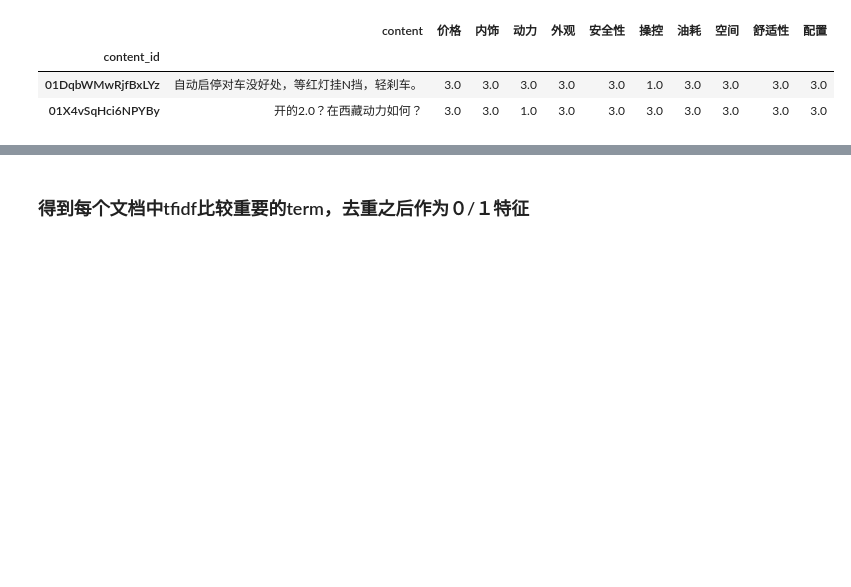
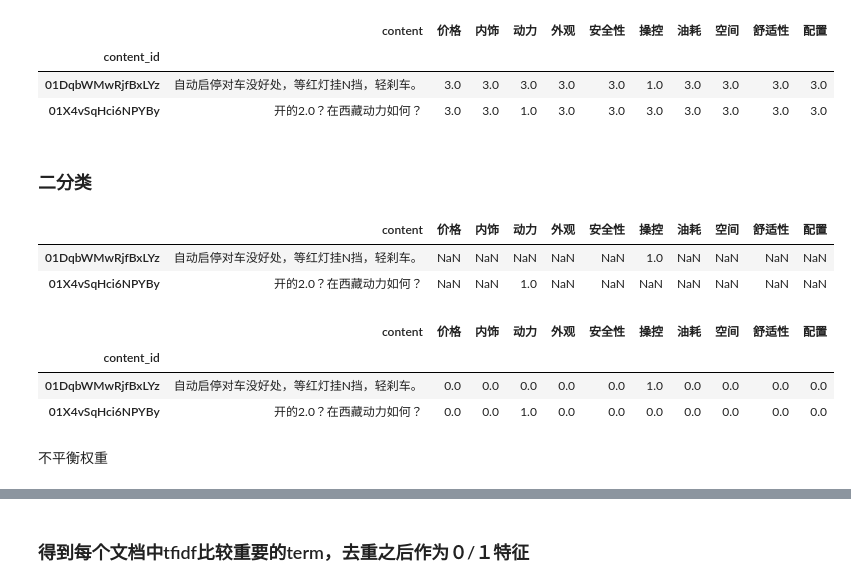
Before and after one commit to light8lee/car, a Jupyter notebook: code/preview.ipynb, the cells around one changed output, grey strips where cells are left out. Drawn from its saved outputs; the diff is of its cells as text; code cells hidden in the pictures; blank space fills up the shorter version.

```diff
--- a/code/preview.ipynb
+++ b/code/preview.ipynb
@@ -9,7 +11,7 @@ from sklearn.feature_extraction.text import CountVectorizer
 # %%
-def get_deafult():
+def get_deafult3():
     return defaultdict(lambda: 3)
-table = defaultdict(get_deafult)
+table = defaultdict(get_deafult3)
 # %%
 with open('../data/train.csv', encoding='utf-8') as f:
     f.readline()
@@ -41,0 +44,2 @@ df.to_csv('../data/input.csv')
+# %% [markdown]
+### 二分类
@@ -41,0 +50,24 @@ df.to_csv('../data/input.csv')
+# %%
+with open('../data/train.csv', encoding='utf-8') as f:
+    f.readline()
+    for line in f.readlines():
+        content_id, content, subject, sentiment_value, sentiment_word = line.split(',')
+        table['content'][content_id] = content
+        table[subject][content_id] = 1
+        word = 'word_{}'.format(subject)
+        # table[word][content_id] = sentiment_word
+df = pd.DataFrame.from_dict(table)
+df.head(2)
+# %% [output]
+|  | content | 价格 | 内饰 | 动力 | 外观 | 安全性 | 操控 | 油耗 | 空间 | 舒适性 | 配置 |
+| 01DqbWMwRjfBxLYz | 自动启停对车没好处，等红灯挂N挡，轻刹车。 | NaN | NaN | NaN | NaN | NaN | 1.0 | NaN | NaN | NaN | NaN |
+| 01X4vSqHci6NPYBy | 开的2.0？在西藏动力如何？ | NaN | NaN | 1.0 | NaN | NaN | NaN | NaN | NaN | NaN | NaN |
+# %%
+df.fillna(0, inplace=True)
+df.rename_axis('content_id', inplace=True)
+df.head(2)
+# %% [output]
+|  | content | 价格 | 内饰 | 动力 | 外观 | 安全性 | 操控 | 油耗 | 空间 | 舒适性 | 配置 |
+| content_id |  |  |  |  |  |  |  |  |  |  |  |
+| 01DqbWMwRjfBxLYz | 自动启停对车没好处，等红灯挂N挡，轻刹车。 | 0.0 | 0.0 | 0.0 | 0.0 | 0.0 | 1.0 | 0.0 | 0.0 | 0.0 | 0.0 |
+| 01X4vSqHci6NPYBy | 开的2.0？在西藏动力如何？ | 0.0 | 0.0 | 1.0 | 0.0 | 0.0 | 0.0 | 0.0 | 0.0 | 0.0 | 0.0 |
@@ -41,0 +76,2 @@ df.to_csv('../data/input.csv')
+# %% [markdown]
+不平衡权重
```
Also changed, not shown: parts of 16 cells of this notebook, 3 other files.
